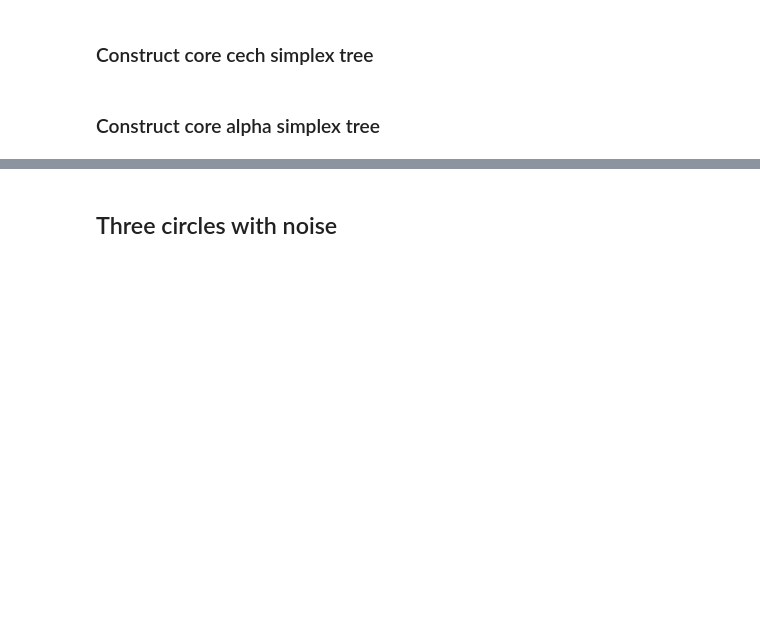
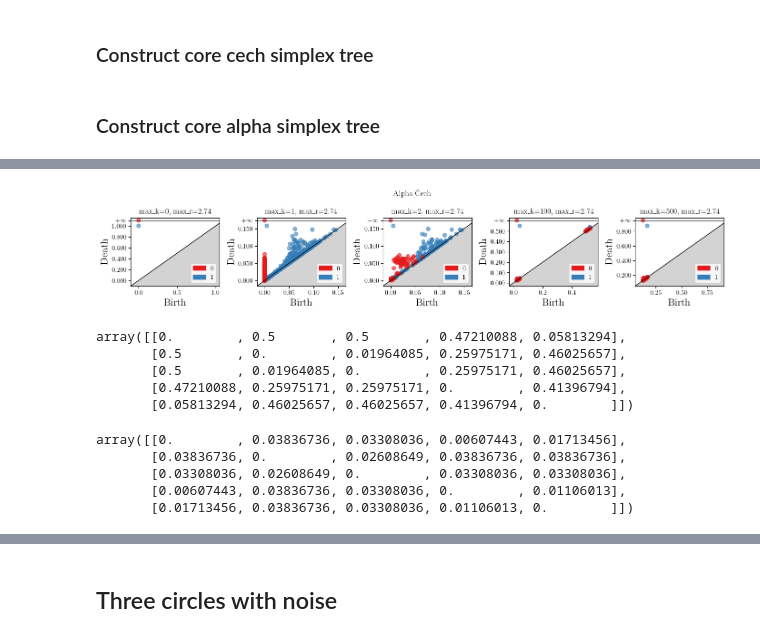
Before and after one commit to odinhg/core, a Jupyter notebook: 06_core_decreasing_k_morten.ipynb, the cells around one changed output, grey strips where cells are left out. Drawn from its saved outputs; the diff is of its cells as text; code cells hidden in the pictures; blank space fills up the shorter version.

Commit message:
with bottleneck distance computations

```diff
--- a/06_core_decreasing_k_morten.ipynb
+++ b/06_core_decreasing_k_morten.ipynb
@@ -118,0 +95,11 @@ Wall time: 6.99 s
+# %%
+def persistence_diagrams(
+    X, max_ks: list[int] = [1, 10, 100, 1000],
+    max_r: float | None = None
+) -> list[tuple[int, tuple[int, int]]]:
+    res = []
+    for i, max_k in enumerate(max_ks):
+        st = core_alpha(X, max_k=max_k, max_r=max_r)
+        persistence = sqrt_persistence(st)
+        res.append(persistence)
+    return res
@@ -118,0 +117,12 @@ Wall time: 6.99 s
+# %%
+def plot_persistence_diagrams(pers_diagrams, max_ks, max_r, title="Alpha Čech"):
+    fig, axs = plt.subplots(ncols=len(max_ks), figsize=(14, 14 / len(max_ks)))
+    fig.suptitle(title)
+    for i, (pers, max_k) in enumerate(zip(pers_diagrams, max_ks)):
+        gudhi.plot_persistence_diagram(pers, axes=axs[i])
+        # st_core = core_cech(X, max_dim=2, max_k=max_k, max_r=max_r)
+        # plot_sqrt_persistence(st_core, axes=axs[i])
+        # gudhi.plot_persistence_diagram(st_core.persistence(), axes=axs[i])
+        axs[i].set_title(f"max_k={max_k}, max_r={max_r:.2f}")
+    fig.tight_layout()
+    return fig
@@ -118,0 +139,10 @@ Wall time: 6.99 s
+# %%
+%%time
+max_ks = [1, 2, 100, 500]
+max_r = 2*math.sqrt(Miniball(X).squared_radius())
+pers_diagrams = persistence_diagrams(
+    X=X,
+    max_ks = max_ks,
+    max_r=max_r
+)
+pers_diagrams = [[(0, (0, np.inf)), (1, (0, 1))]] + pers_diagrams
@@ -118,0 +152,20 @@ Wall time: 6.99 s
+# %%
+fig = plot_persistence_diagrams(pers_diagrams, [0] + max_ks, max_r)
+# %% [output]
+[figure, added]
+# %%
+bottleneck_distances(pers_diagrams, dim=1)
+# %% [output]
+array([[0.        , 0.5       , 0.5       , 0.47210088, 0.05813294],
+       [0.5       , 0.        , 0.01964085, 0.25975171, 0.46025657],
+       [0.5       , 0.01964085, 0.        , 0.25975171, 0.46025657],
+       [0.47210088, 0.25975171, 0.25975171, 0.        , 0.41396794],
+       [0.05813294, 0.46025657, 0.46025657, 0.41396794, 0.        ]])
+# %%
+bottleneck_distances(pers_diagrams, dim=0)
+# %% [output]
+array([[0.        , 0.03836736, 0.03308036, 0.00607443, 0.01713456],
+       [0.03836736, 0.        , 0.02608649, 0.03836736, 0.03836736],
+       [0.03308036, 0.02608649, 0.        , 0.03308036, 0.03308036],
+       [0.00607443, 0.03836736, 0.03308036, 0.        , 0.01106013],
+       [0.01713456, 0.03836736, 0.03308036, 0.01106013, 0.        ]])
```
Also changed, not shown: parts of 28 cells of this notebook.
